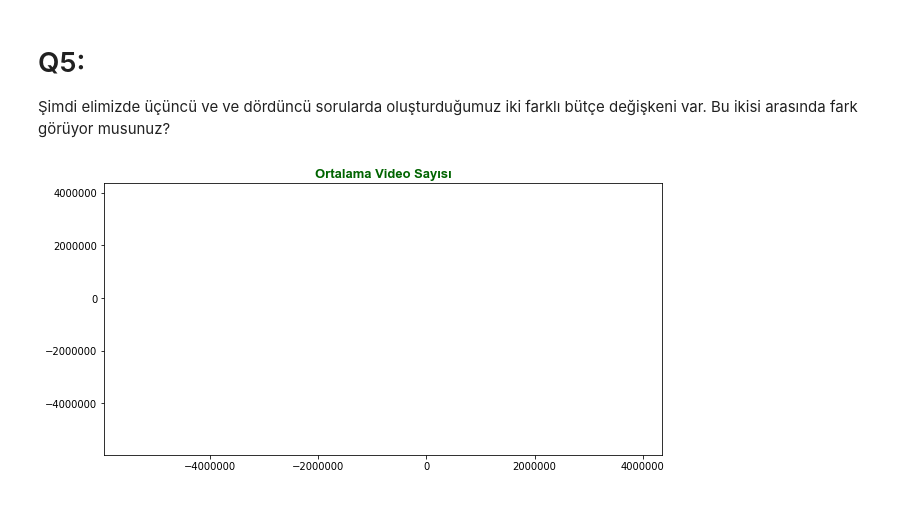
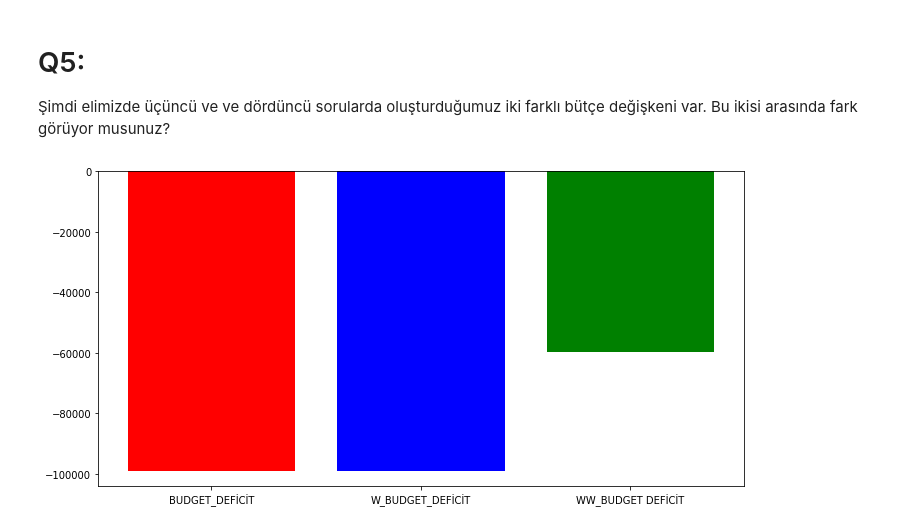
Before and after one commit to mehmetfatihdata/BOOTCAMP_1, a Jupyter notebook: WORK_18_OUTLIERS.ipynb, the cells around one changed output. Cells and saved outputs as stored; diff of their text form; code cells hidden in the pictures.

```diff
--- a/WORK_18_OUTLIERS.ipynb
+++ b/WORK_18_OUTLIERS.ipynb
@@ -156,3 +156,6 @@ plt.title("WW_BUDGET_DEFİCİT", fontdict=baslik_font)
 plt.show()
 # %% [output]
 [figure]
+# %%
+education["WW_BUDGET_DEFİCİT"]=WW_BUDGET_DEFİCİT
+education
@@ -164,7 +178,0 @@ fill_list=["BUDGET_DEFİCİT", "W_BUDGET_DEFİCİT"]
-# %%
-plt.figure(figsize=(10,5))
-plt.bar(education["BUDGET_DEFİCİT"], education["W_BUDGET_DEFİCİT"])
-plt.title("Ortalama Video Sayısı", fontdict = baslik_font)
-plt.show()
-# %% [output]
-[figure, removed]
@@ -178,0 +179,10 @@ plt.show()
+# %%
+fig=plt.figure(figsize=(10,5))
+
+df=pd.concat([education["BUDGET_DEFİCİT"], education["W_BUDGET_DEFİCİT"], education["WW_BUDGET_DEFİCİT"]], axis=1)
+plt.bar(["BUDGET_DEFİCİT","W_BUDGET_DEFİCİT","WW_BUDGET DEFİCİT"],df.mean(),color=["red","blue","green"])
+
+plt.tight_layout()
+plt.show()
+# %% [output]
+[figure, added]
```
Also changed, not shown: parts of 6 cells of this notebook.
